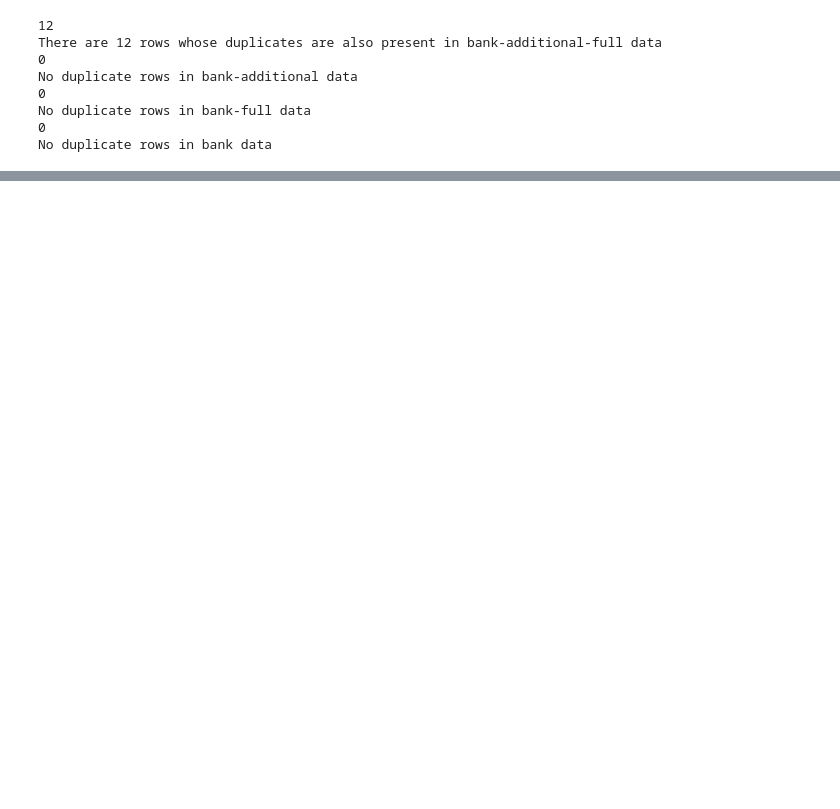
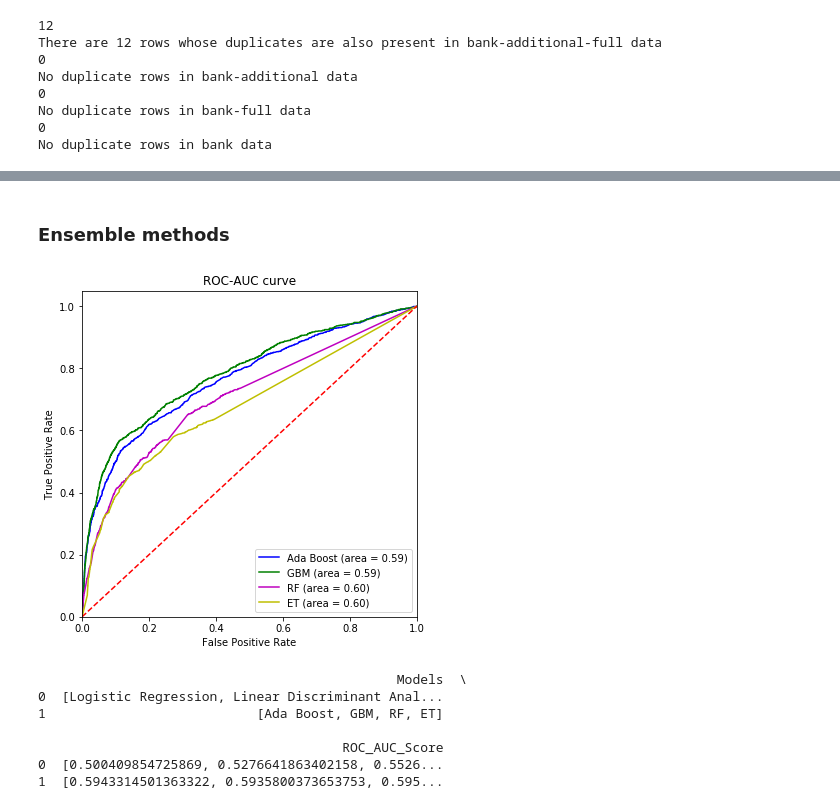
Before and after one commit to Vatsal-2414/Bank-Marketing-Campaign-DSEnthusiasts2021, a Jupyter notebook: Week12_Model_Selection_and_Model_Building_Vatsal_Mandalia.ipynb, the cells around one changed output, grey strips where cells are left out. Saved outputs shown, nothing was run; the diff lists cells and outputs as text; code cells hidden in the pictures; blank space fills up the shorter version.

```diff
--- a/Week12_Model_Selection_and_Model_Building_Vatsal_Mandalia.ipynb
+++ b/Week12_Model_Selection_and_Model_Building_Vatsal_Mandalia.ipynb
@@ -184,0 +207,56 @@ ROC_AUC score =  0.5958928613877862
+# %% [markdown]
+<h3><b>Ensemble methods</b></h3>
+# %%
+# Ensemble methods
+# Models list - Boosting and Bagging algorithms
+models_ensemble = [('Ada Boost', AdaBoostClassifier()), ('GBM', GradientBoostingClassifier()), \
+         ('RF', RandomForestClassifier()), ('ET', ExtraTreesClassifier())]
+
+names_ensemble = []
+roc_scores_ensemble = []
+fpr_ensemble = []
+tpr_ensemble = []
+thresholds_ensemble = []
+
+for name, model in models_ensemble:
+    model.fit(X_train, y_train)
+
+    pr = model.predict(X_test)
+
+    # ROC scores
+    sc = roc_auc_score(y_test, pr)
+    roc_scores_ensemble.append(sc)
+
+    # fpr, tpr, threshold
+    f_e, t_e, th_e = roc_curve(y_test, model.predict_proba(X_test)[:,1])
+    fpr_ensemble.append(f_e)
+    tpr_ensemble.append(t_e)
+    thresholds_ensemble.append(th_e)
+
+    # name of the models
+    names_ensemble.append(name)
+
+# Plotting the roc curves
+plt.figure(figsize = (6,6))
+plt.plot(fpr_ensemble[0], tpr_ensemble[0], 'b-', label = 'Ada Boost (area = %0.2f)' % roc_scores_ensemble[0])
+plt.plot(fpr_ensemble[1], tpr_ensemble[1], 'g-', label = 'GBM (area = %0.2f)' % roc_scores_ensemble[1])
+plt.plot(fpr_ensemble[2], tpr_ensemble[2], 'm-', label = 'RF (area = %0.2f)' % roc_scores_ensemble[2])
+plt.plot(fpr_ensemble[3], tpr_ensemble[3], 'y-', label = 'ET (area = %0.2f)' % roc_scores_ensemble[3])
+plt.plot([0, 1], [0, 1],'r--')
+plt.xlim([0.0, 1.0])
+plt.ylim([0.0, 1.05])
+plt.xlabel('False Positive Rate')
+plt.ylabel('True Positive Rate')
+plt.title('ROC-AUC curve')
+plt.legend(loc="lower right")
+# plt.savefig('ROC_curves_ensemble.png')
+plt.show()
+# %% [output]
+[figure, added]
+                                              Models  \
+0  [Logistic Regression, Linear Discriminant Anal...
+1                           [Ada Boost, GBM, RF, ET]
+
+                                       ROC_AUC_Score
+0  [0.500409854725869, 0.5276641863402158, 0.5526...
+1  [0.5943314501363322, 0.5935800373653753, 0.595...
```
Also changed, not shown: parts of 13 cells of this notebook.
